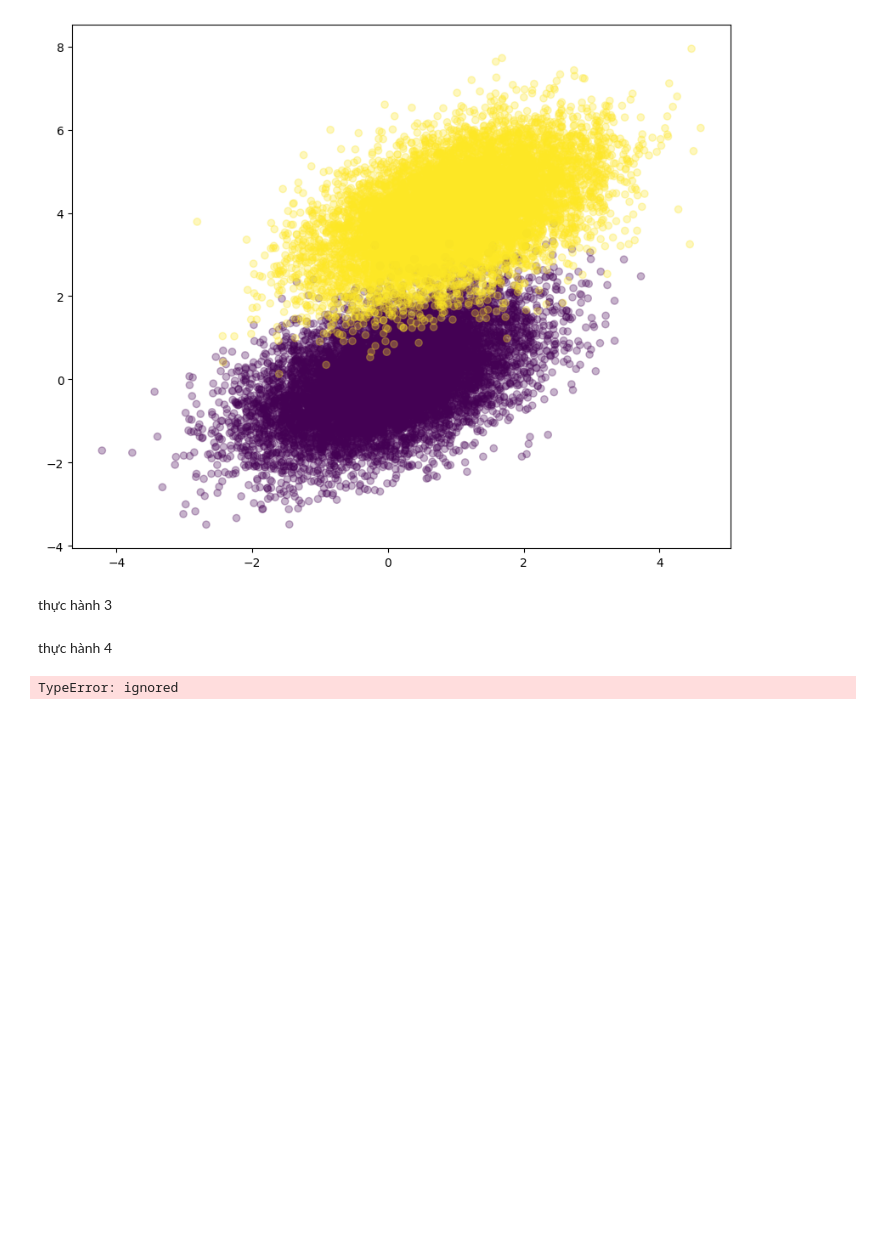
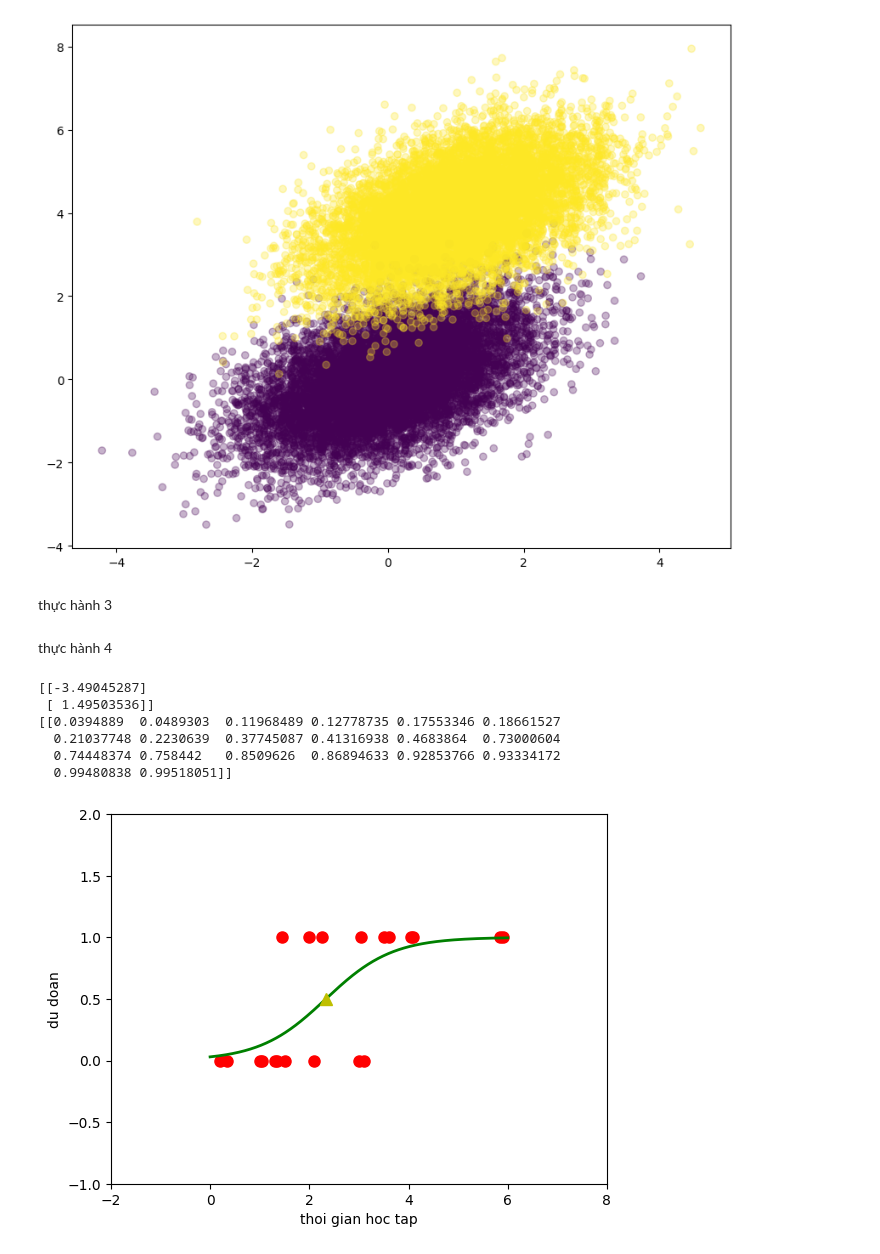
Before and after one commit to giakhangle/mayhoc, a Jupyter notebook: tuan2.ipynb, the cells around one changed output. Saved outputs shown, nothing was run; the diff lists cells and outputs as text; code cells hidden in the pictures; blank space fills up the shorter version.

```diff
--- a/tuan2.ipynb
+++ b/tuan2.ipynb
@@ -122,31 +122,38 @@ def logistic_sigmoid_regression(X, y, w_init, eta, tol = 1e-4, max_count = 10000
       count +=1
       #stopping criteria
       if count%check_w_after == 0:
         if np.linalg.norm(w_new - w[-check_w_after]) < tol:
           return w
       w.append(w_new)
+  return w
 eta = .05
 d = X.shape[0]
 w_init = np.random.randn(d, 1)
 w = logistic_sigmoid_regression(X, y, w_init, eta)
 print(w[-1])
 print(sigmoid(np.dot(w[-1].T, X)))
 X0 = X[1, np.where(y==0)][0]
 y0 = y[np.where(y==0)]
 X1 = X[1, np.where(y==1)][0]
 y1 = y[np.where(y==1)]
 plt.plot(X0, y0, 'ro', markersize = 8)
 plt.plot(X1, y1, 'ro', markersize = 8)
 xx = np.linspace(0, 6, 1000)
 w0 = w[-1][0][0]
 w1 = w[-1][1][0]
 threshold = -w0/w1
 yy = sigmoid(w0 + w1*xx)
 plt.axis([-2, 8, -1, 2])
 plt.plot(xx, yy, 'g-', linewidth = 2)
 plt.plot(threshold, .5, 'y^', markersize = 8)
 plt.xlabel('thoi gian hoc tap')
 plt.ylabel('du doan')
 plt.show()
 # %% [output]
-TypeError: ignored
+[[-3.49045287]
+ [ 1.49503536]]
+[[0.0394889  0.0489303  0.11968489 0.12778735 0.17553346 0.18661527
+  0.21037748 0.2230639  0.37745087 0.41316938 0.4683864  0.73000604
+  0.74448374 0.758442   0.8509626  0.86894633 0.92853766 0.93334172
+  0.99480838 0.99518051]]
+[figure, added]
```
